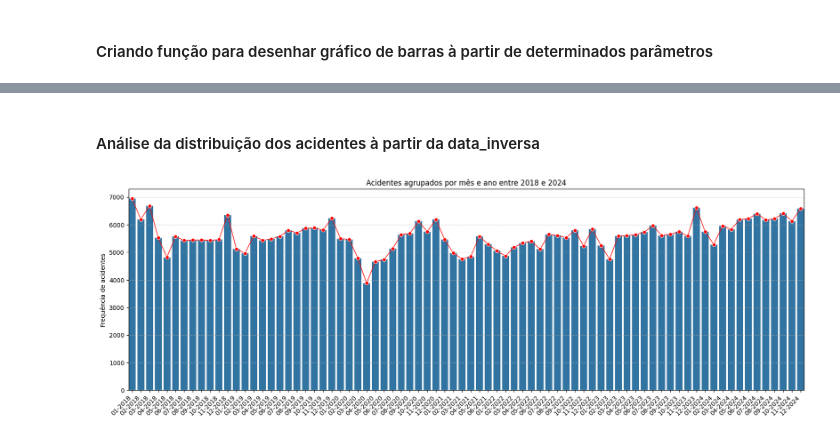
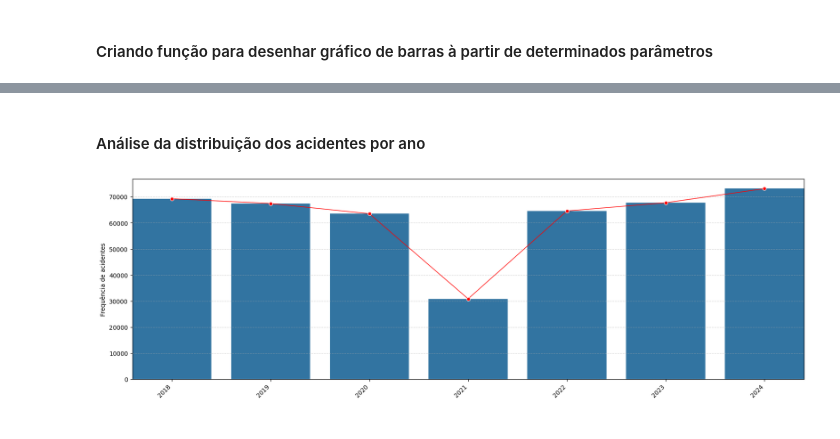
Before and after one commit to evidal1990/coderhouse_datascience, a Jupyter notebook: src/analysis/data_analysis.ipynb, the cells around one changed output, grey strips where cells are left out. Saved outputs shown, nothing was run; the diff lists cells and outputs as text; code cells hidden in the pictures.

Commit message:
Análise dos acidentes por mes e ano, ano e mes

```diff
--- a/src/analysis/data_analysis.ipynb
+++ b/src/analysis/data_analysis.ipynb
@@ -42,7 +42,7 @@ def generate_barplot(
         enable_lineplot,
         x_value,
         y_value,
-        title,
+        title=None,
         x_label=None,
         y_label=None,
         file_name=f'barplot_{pd.Timestamp.now().strftime("%Y%m%d%H%M%S")}'
@@ -58,5 +58,5 @@ def generate_barplot(
     plt.xlabel(x_label)
     plt.xticks(rotation=45, ha="right")
     plt.margins(x=0)
-    plt.savefig(f"../../{file_name}.png")
+    plt.savefig(f"../../barplot_{file_name}.png")
     plt.show()
@@ -63,16 +112,15 @@ def generate_barplot(
 # %% [markdown]
-#### Análise da distribuição dos acidentes à partir da data_inversa
+#### Análise da distribuição dos acidentes por ano
 # %%
-df_accidents_grouped = df_accidents["mes_ano"].value_counts().sort_index()
-df_accidents_grouped.index = df_accidents_grouped.index.strftime("%m-%Y")
+df_accidents_grouped = df_accidents["ano"].value_counts().sort_index()
+df_accidents_grouped.index = df_accidents_grouped.index
 
 generate_barplot(
     enable_lineplot=True,
     x_value=df_accidents_grouped.index.astype(str),
     y_value=df_accidents_grouped.values,
-    title="Acidentes agrupados por mês e ano entre 2018 e 2024",
     y_label="Frequência de acidentes",
-    file_name="acidentes_por_mes_ano"
+    file_name="acidentes_por_ano"
 )
 # %% [output]
-[figure, old version]
+[figure, new version]
```
Also changed, not shown: parts of 7 cells of this notebook, 1 other file.
